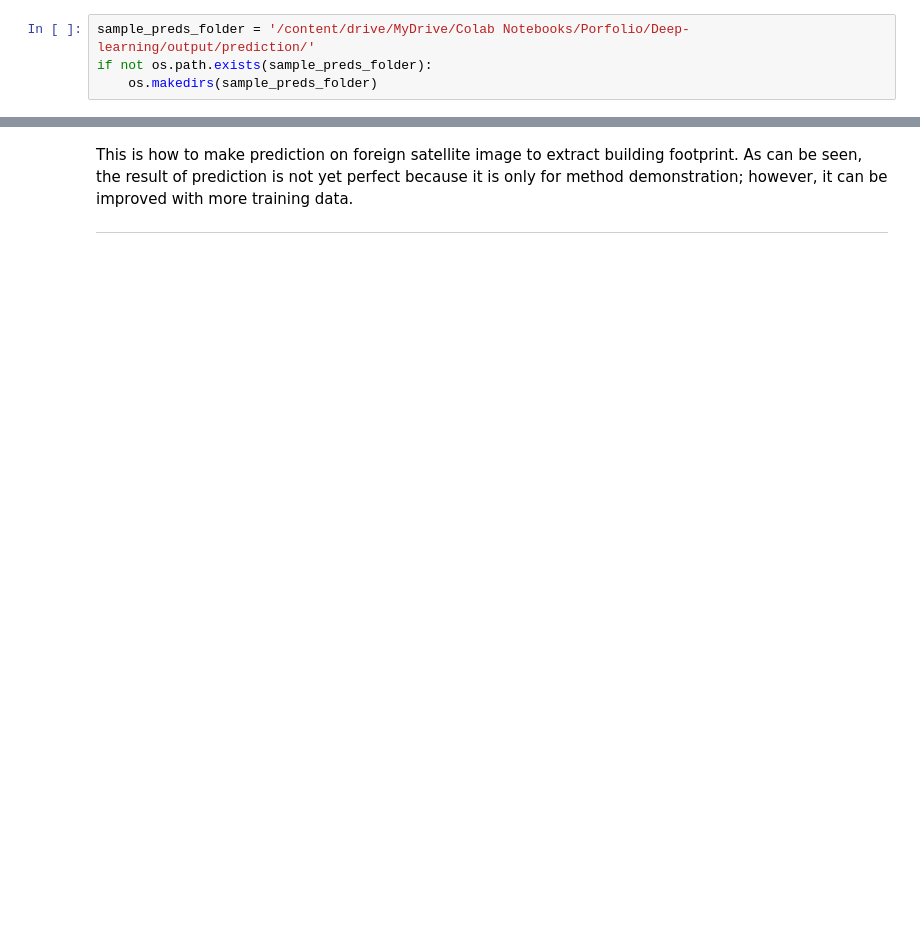
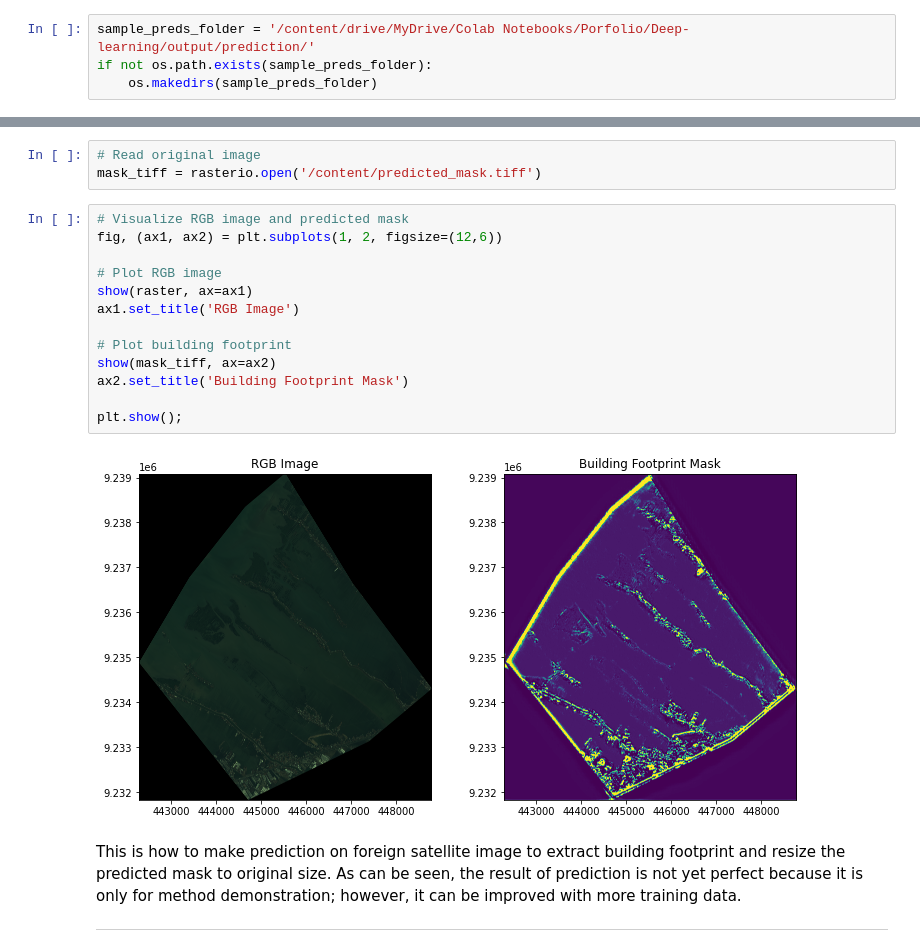
Before and after one commit to menvuthy/portfolio, a Jupyter notebook: docs/Content/Documentation/deep-learning/Building_Footprint_Prediction_on_WorldView_3_Satellite_Images.ipynb, the cells around one changed output, grey strips where cells are left out. Saved outputs shown, nothing was run; the diff lists cells and outputs as text; blank space fills up the shorter version.

```diff
--- a/docs/Content/Documentation/deep-learning/Building_Footprint_Prediction_on_WorldView_3_Satellite_Images.ipynb
+++ b/docs/Content/Documentation/deep-learning/Building_Footprint_Prediction_on_WorldView_3_Satellite_Images.ipynb
@@ -334,4 +408,22 @@ for idx in range(len(predict_dataset)):
+# %%
+# Read original image
+mask_tiff = rasterio.open('/content/predicted_mask.tiff')
+# %%
+# Visualize RGB image and predicted mask
+fig, (ax1, ax2) = plt.subplots(1, 2, figsize=(12,6))
+
+# Plot RGB image
+show(raster, ax=ax1)
+ax1.set_title('RGB Image')
+
+# Plot building footprint
+show(mask_tiff, ax=ax2)
+ax2.set_title('Building Footprint Mask')
+
+plt.show();
+# %% [output]
+[figure, added]
 # %% [markdown]
-This is how to make prediction on foreign satellite image to extract building footprint. As can be seen, the result of prediction is not yet perfect because it is only for method demonstration; however, it can be improved with more training data.
+This is how to make prediction on foreign satellite image to extract building footprint and resize the predicted mask to original size. As can be seen, the result of prediction is not yet perfect because it is only for method demonstration; however, it can be improved with more training data.
 
 ---
```
Also changed, not shown: parts of 29 cells of this notebook.
